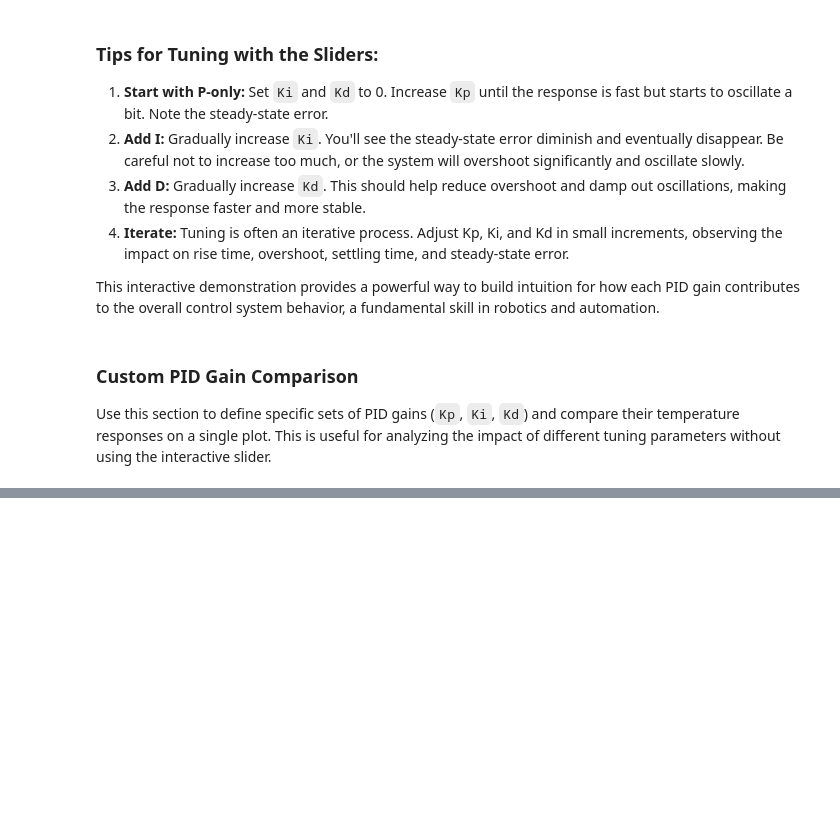
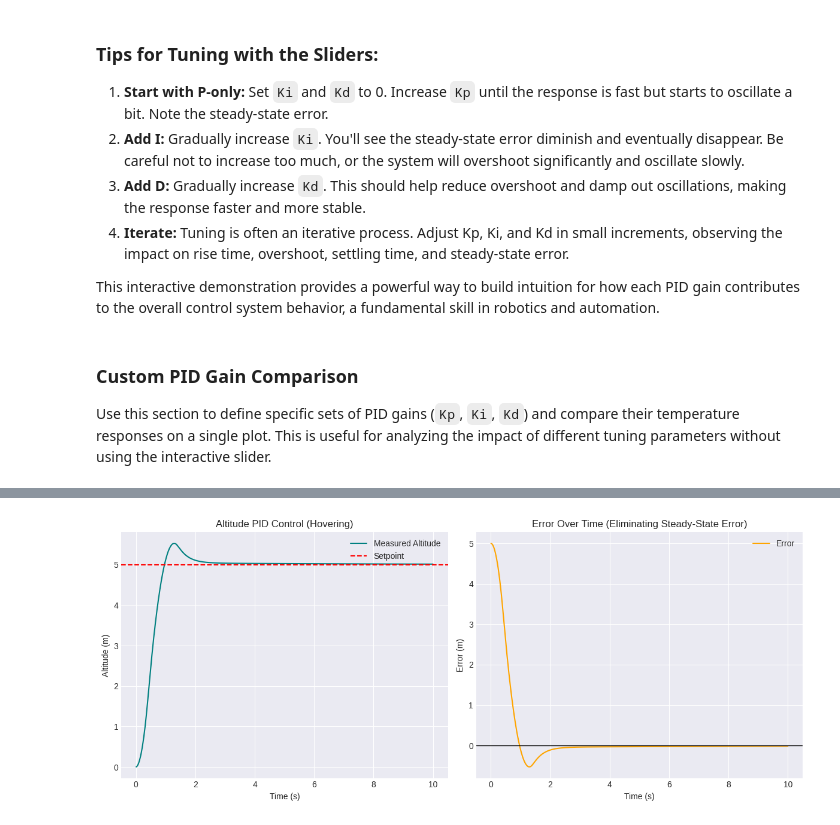
Before and after one commit to SAIRISAN123/Control-System-Interactive, a Jupyter notebook: ControlSystemsInteractiveLearning.ipynb, the cells around one changed output, grey strips where cells are left out. Drawn from its saved outputs; the diff is of its cells as text; code cells hidden in the pictures; blank space fills up the shorter version.

```diff
--- a/ControlSystemsInteractiveLearning.ipynb
+++ b/ControlSystemsInteractiveLearning.ipynb
@@ -609,0 +1062,86 @@ plt.show()
+# %%
+class PIDController:
+    """A PID controller for stabilizing system variables."""
+    def __init__(self, Kp, Ki, Kd, output_limits=(0, 30), dt=0.01):
+        self.Kp = Kp
+        self.Ki = Ki
+        self.Kd = Kd
+        self.output_limits = output_limits
+        self.dt = dt
+        self.reset()
+
+    def reset(self):
+        """Resets the internal state of the controller."""
+        self._integral = 0.0
+        self._previous_error = 0.0
+
+    def calculate(self, setpoint, current_value):
+        """Computes the PID control signal."""
+        error = setpoint - current_value
+
+        # Proportional term
+        P = self.Kp * error
+
+        # Integral term with windup protection
+        self._integral += error * self.dt
+        I = self.Ki * self._integral
+
+        # Derivative term
+        D = self.Kd * (error - self._previous_error) / self.dt
+        self._previous_error = error
+
+        # Total output
+        output = P + I + D
+
+        # Clamp output to limits
+        return np.clip(output, self.output_limits[0], self.output_limits[1])
+
+# --- Altitude Control Simulation ---
+drone_alt = Drone2D() # Assuming fixed theta=0 behavior
+drone_alt.reset(z=0.0, theta=0.0) # Start from ground
+
+# Initialize PID for altitude (Values tuned for stable hovering)
+alt_pid = PIDController(Kp=40.0, Ki=5.0, Kd=15.0, output_limits=(0, 30))
+target_z = 5.0
+duration = 10.0
+steps = int(duration / drone_alt.dt)
+
+t_hist, z_hist, err_hist = [], [], []
+
+for _ in range(steps):
+    error = target_z - drone_alt.z
+    # Calculate total thrust needed to reach target_z
+    u = alt_pid.calculate(target_z, drone_alt.z)
+
+    # Split thrust equally to keep pitch at zero: F1 = F2 = u/2
+    drone_alt.update(u/2, u/2)
+
+    t_hist.append(drone_alt.time)
+    z_hist.append(drone_alt.z)
+    err_hist.append(error)
+
+# --- Plotting Results ---
+plt.figure(figsize=(12, 5))
+
+plt.subplot(1, 2, 1)
+plt.plot(t_hist, z_hist, label='Measured Altitude', color='teal')
+plt.axhline(target_z, color='red', linestyle='--', label='Setpoint')
+plt.title('Altitude PID Control (Hovering)')
+plt.xlabel('Time (s)')
+plt.ylabel('Altitude (m)')
+plt.legend()
+plt.grid(True)
+
+plt.subplot(1, 2, 2)
+plt.plot(t_hist, err_hist, label='Error', color='orange')
+plt.axhline(0, color='black', lw=1)
+plt.title('Error Over Time (Eliminating Steady-State Error)')
+plt.xlabel('Time (s)')
+plt.ylabel('Error (m)')
+plt.legend()
+plt.grid(True)
+
+plt.tight_layout()
+plt.show()
+# %% [output]
+[figure, added]
```
Also changed, not shown: parts of 33 cells of this notebook.
